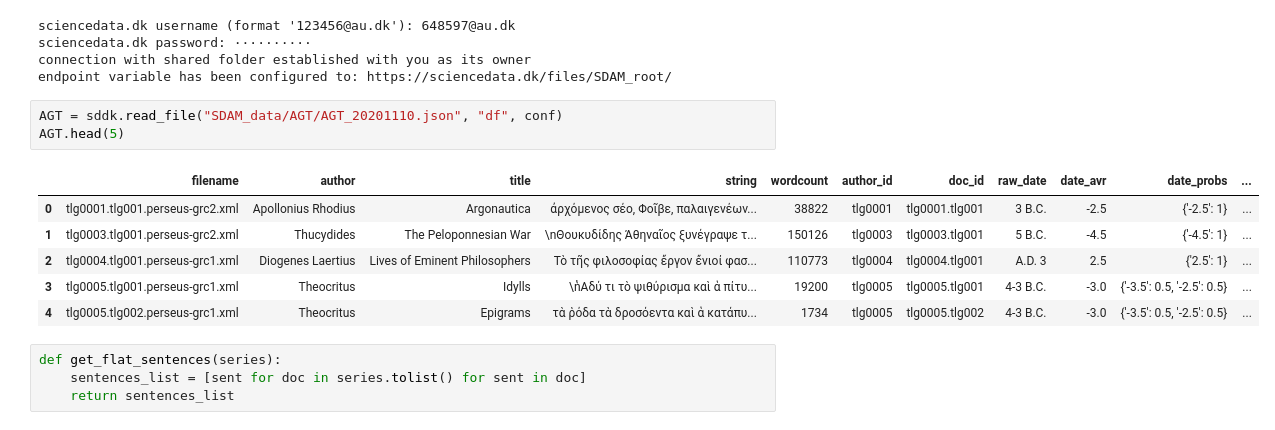
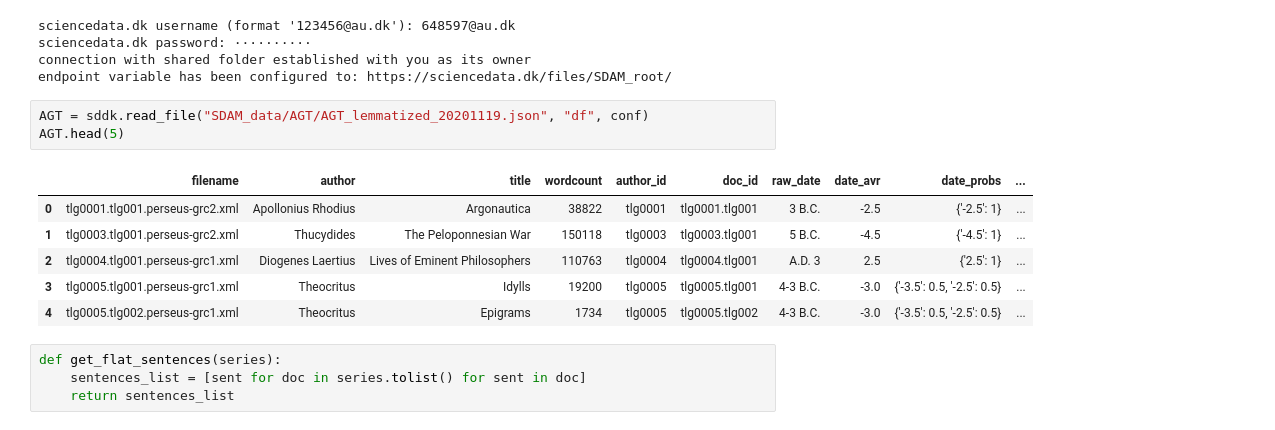
Before and after one commit to kasev/ECCE, a Jupyter notebook: scripts/NETWORKS.ipynb, the cells around one changed output. Saved outputs shown, nothing was run; the diff lists cells and outputs as text.

```diff
--- a/scripts/NETWORKS.ipynb
+++ b/scripts/NETWORKS.ipynb
@@ -64,15 +64,15 @@ sciencedata.dk password: ··········
 connection with shared folder established with you as its owner
 endpoint variable has been configured to: https://sciencedata.dk/files/SDAM_root/
 # %%
-AGT = sddk.read_file("SDAM_data/AGT/AGT_20201110.json", "df", conf)
+AGT = sddk.read_file("SDAM_data/AGT/AGT_lemmatized_20201119.json", "df", conf)
 AGT.head(5)
 # %% [output]
-|  | filename | author | title | string | wordcount | author_id | doc_id | raw_date | date_avr | date_probs | ... |
-| 0 | tlg0001.tlg001.perseus-grc2.xml | Apollonius Rhodius | Argonautica | ἀρχόμενος σέο, Φοῖβε, παλαιγενέων... | 38822 | tlg0001 | tlg0001.tlg001 | 3 B.C. | -2.5 | {'-2.5': 1} | ... |
-| 1 | tlg0003.tlg001.perseus-grc2.xml | Thucydides | The Peloponnesian War | \nΘουκυδίδης Ἀθηναῖος ξυνέγραψε τ... | 150126 | tlg0003 | tlg0003.tlg001 | 5 B.C. | -4.5 | {'-4.5': 1} | ... |
-| 2 | tlg0004.tlg001.perseus-grc1.xml | Diogenes Laertius | Lives of Eminent Philosophers | Τὸ τῆς φιλοσοφίας ἔργον ἔνιοί φασ... | 110773 | tlg0004 | tlg0004.tlg001 | A.D. 3 | 2.5 | {'2.5': 1} | ... |
-| 3 | tlg0005.tlg001.perseus-grc1.xml | Theocritus | Idylls | \n̔Αδύ τι τὸ ψιθύρισμα καὶ ἁ πίτυ... | 19200 | tlg0005 | tlg0005.tlg001 | 4-3 B.C. | -3.0 | {'-3.5': 0.5, '-2.5': 0.5} | ... |
-| 4 | tlg0005.tlg002.perseus-grc1.xml | Theocritus | Epigrams | τὰ ῥόδα τὰ δροσόεντα καὶ ἁ κατάπυ... | 1734 | tlg0005 | tlg0005.tlg002 | 4-3 B.C. | -3.0 | {'-3.5': 0.5, '-2.5': 0.5} | ... |
+|  | filename | author | title | wordcount | author_id | doc_id | raw_date | date_avr | date_probs | ... |
+| 0 | tlg0001.tlg001.perseus-grc2.xml | Apollonius Rhodius | Argonautica | 38822 | tlg0001 | tlg0001.tlg001 | 3 B.C. | -2.5 | {'-2.5': 1} | ... |
+| 1 | tlg0003.tlg001.perseus-grc2.xml | Thucydides | The Peloponnesian War | 150118 | tlg0003 | tlg0003.tlg001 | 5 B.C. | -4.5 | {'-4.5': 1} | ... |
+| 2 | tlg0004.tlg001.perseus-grc1.xml | Diogenes Laertius | Lives of Eminent Philosophers | 110763 | tlg0004 | tlg0004.tlg001 | A.D. 3 | 2.5 | {'2.5': 1} | ... |
+| 3 | tlg0005.tlg001.perseus-grc1.xml | Theocritus | Idylls | 19200 | tlg0005 | tlg0005.tlg001 | 4-3 B.C. | -3.0 | {'-3.5': 0.5, '-2.5': 0.5} | ... |
+| 4 | tlg0005.tlg002.perseus-grc1.xml | Theocritus | Epigrams | 1734 | tlg0005 | tlg0005.tlg002 | 4-3 B.C. | -3.0 | {'-3.5': 0.5, '-2.5': 0.5} | ... |
 # %%
 def get_flat_sentences(series):
     sentences_list = [sent for doc in series.tolist() for sent in doc]
```
Also changed, not shown: parts of 1 cell of this notebook.
